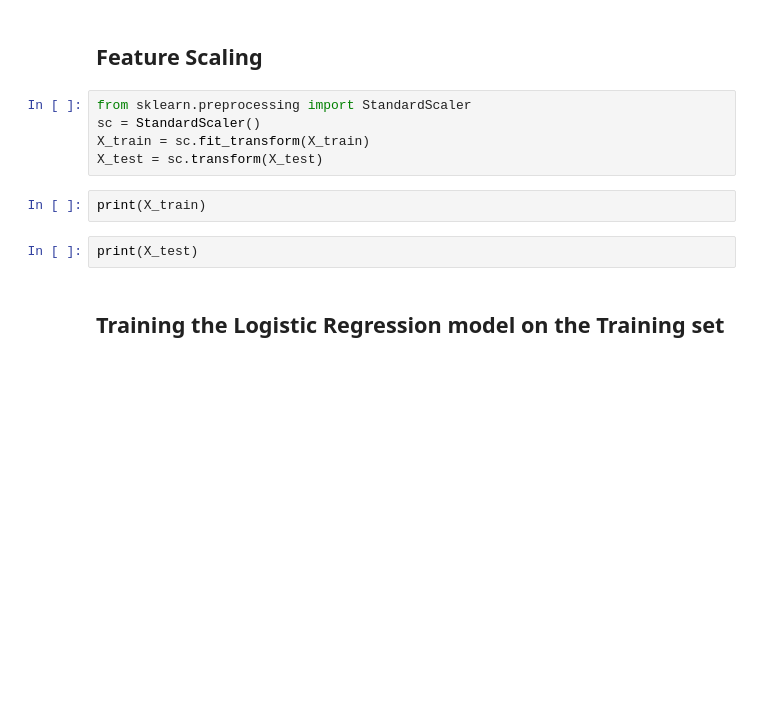
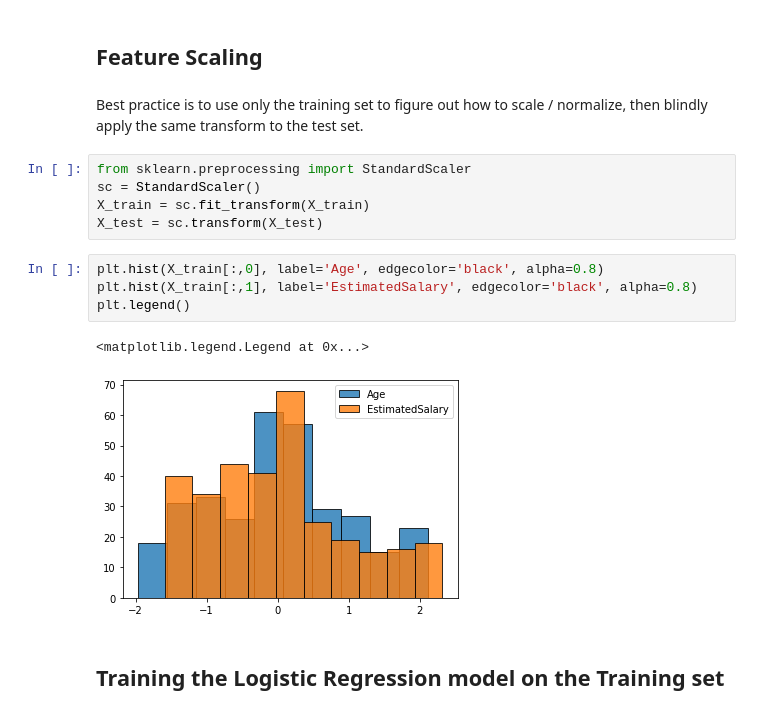
Before and after one commit to MarcoCalbucci/DataAnalytics, a Jupyter notebook: PredictiveModeling/Classification/Examples/SocialNetworkAds_LogisticRegression/social_network_ads.ipynb, the cells around one changed output. Saved outputs shown, nothing was run; the diff lists cells and outputs as text; blank space fills up the shorter version.

```diff
--- a/PredictiveModeling/Classification/Examples/SocialNetworkAds_LogisticRegression/social_network_ads.ipynb
+++ b/PredictiveModeling/Classification/Examples/SocialNetworkAds_LogisticRegression/social_network_ads.ipynb
@@ -58,14 +67,19 @@ print(y_test)
 # %% [markdown]
 ## Feature Scaling
+# %% [markdown]
+Best practice is to use only the training set to figure out how to scale / normalize, then blindly apply the same transform to the test set.
 # %%
 from sklearn.preprocessing import StandardScaler
 sc = StandardScaler()
 X_train = sc.fit_transform(X_train)
 X_test = sc.transform(X_test)
-# %%
-print(X_train)
-# %%
-print(X_test)
+# %%
+plt.hist(X_train[:,0], label='Age', edgecolor='black', alpha=0.8)
+plt.hist(X_train[:,1], label='EstimatedSalary', edgecolor='black', alpha=0.8)
+plt.legend()
+# %% [output]
+<matplotlib.legend.Legend at 0x...>
+[figure, added]
 # %% [markdown]
 ## Training the Logistic Regression model on the Training set
 # %%
```
Also changed, not shown: parts of 9 cells of this notebook.
